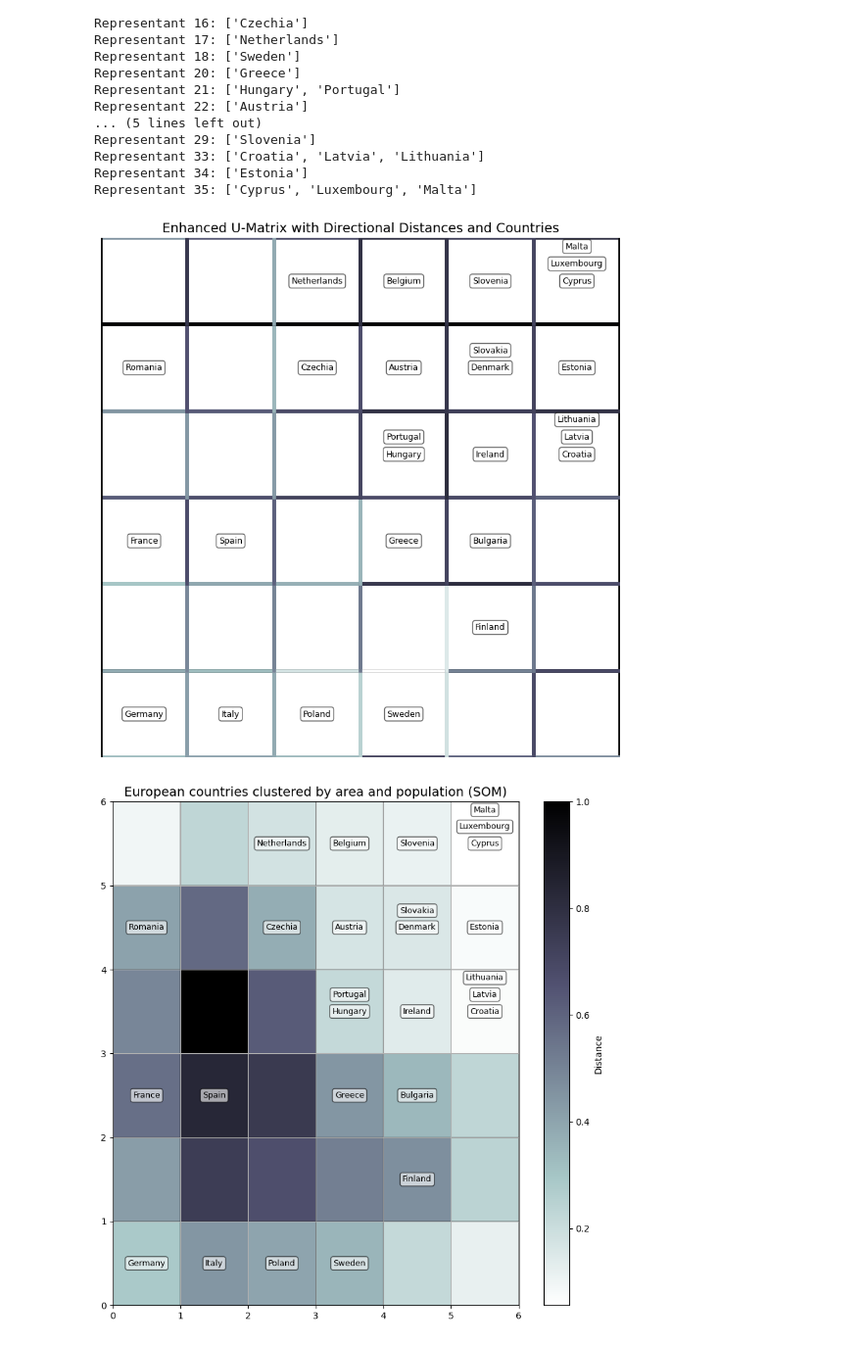
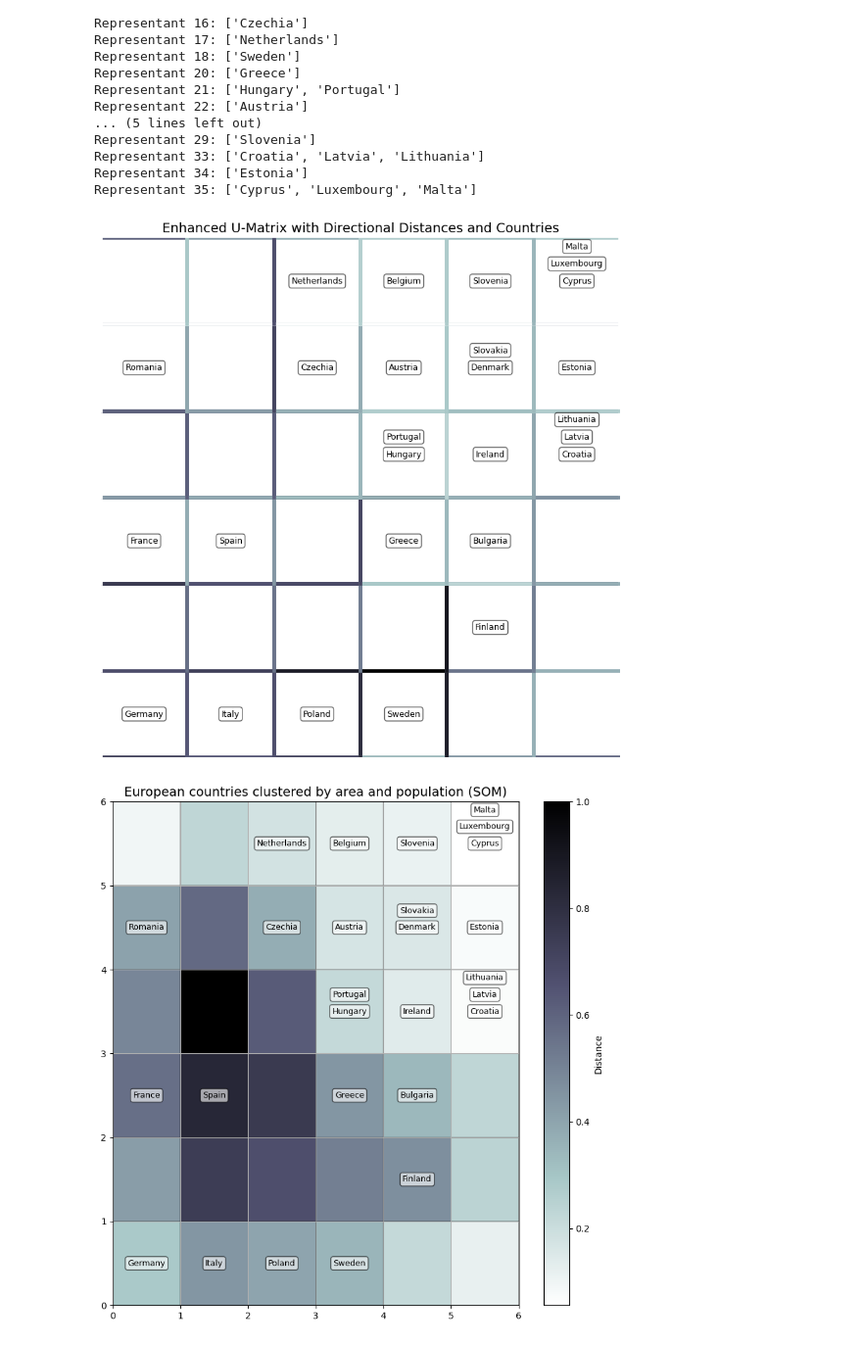
Before and after one commit to reitezuz/18NES1-2025-, a Jupyter notebook: week13/SOM_countries.ipynb, the cells around one changed output. Shown at 98% size. Cells and saved outputs as stored; diff of their text form; code cells hidden in the pictures.

```diff
--- a/week13/SOM_countries.ipynb
+++ b/week13/SOM_countries.ipynb
@@ -190,38 +190,38 @@ for i in range(som_shape[0]):
 
         # Normalize directional distances
         #top, right, bottom, left = umatrix[i, j] / max_dist
         top = np.sqrt(umatrix[i, j, 0] / max_dist)
         right = np.sqrt(umatrix[i, j, 1] / max_dist)
         bottom = np.sqrt(umatrix[i, j, 2] / max_dist)
         left = np.sqrt(umatrix[i, j, 3] / max_dist)
 
         # Base square
         ax.add_patch(Rectangle((x, y), 1, 1, facecolor='white', edgecolor='gray'))
 
         # Directional edge colors (top, right, bottom, left)
-        ax.plot([x, x + 1], [y + 1, y + 1], color=cm.bone(top), linewidth=4)     # top
-        ax.plot([x + 1, x + 1], [y, y + 1], color=cm.bone(right), linewidth=4)   # right
-        ax.plot([x, x + 1], [y, y], color=cm.bone(bottom), linewidth=4)          # bottom
-        ax.plot([x, x], [y, y + 1], color=cm.bone(left), linewidth=4)            # left
+        ax.plot([x, x + 1], [y + 1, y + 1], color=cm.bone_r(top), linewidth=4)     # top
+        ax.plot([x + 1, x + 1], [y, y + 1], color=cm.bone_r(right), linewidth=4)   # right
+        ax.plot([x, x + 1], [y, y], color=cm.bone_r(bottom), linewidth=4)          # bottom
+        ax.plot([x, x], [y, y + 1], color=cm.bone_r(left), linewidth=4)            # left
 
 # Plot country names stacked vertically
 for (x, y), names in bmu_positions.items():
     for i, name in enumerate(names):
         ax.text(x + 0.5, y + 0.5 + i * 0.2, name,
                 fontsize=9, ha='center', va='center',
                 bbox=dict(facecolor='white', alpha=0.6, boxstyle='round'))
 
 # Final layout settings
 ax.set_xlim(0, som_shape[1])
 ax.set_ylim(0, som_shape[0])
 ax.set_ylim(som_shape[0], 0)
 ax.set_aspect('equal')
 plt.gca().invert_yaxis()  # Keep origin in top-left like in previous plots
 plt.axis('off')
 plt.title("Enhanced U-Matrix with Directional Distances and Countries", fontsize=14)
 plt.show()
 # %% [output]
-[figure, old version]
+[figure, new version]
 # %%
 plot_U_matrix(som, data_scaled, country_names)
 # %% [output]
```
